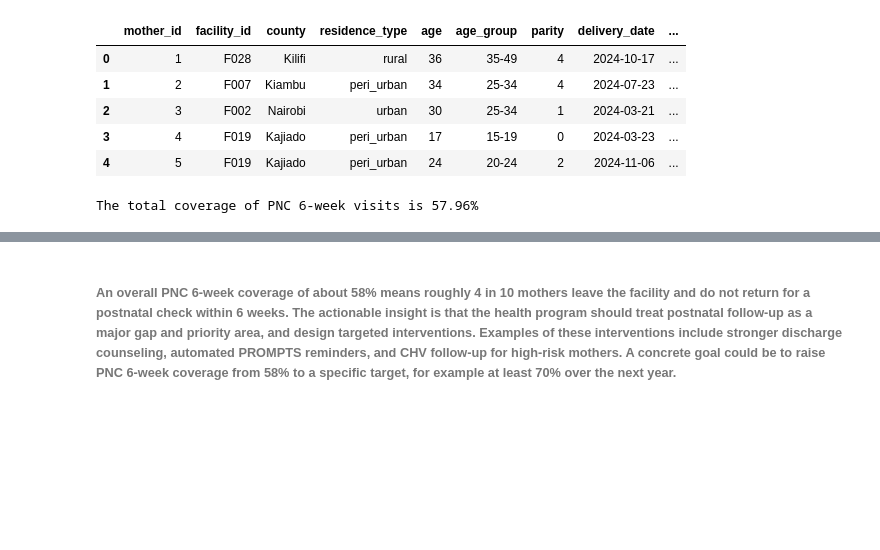
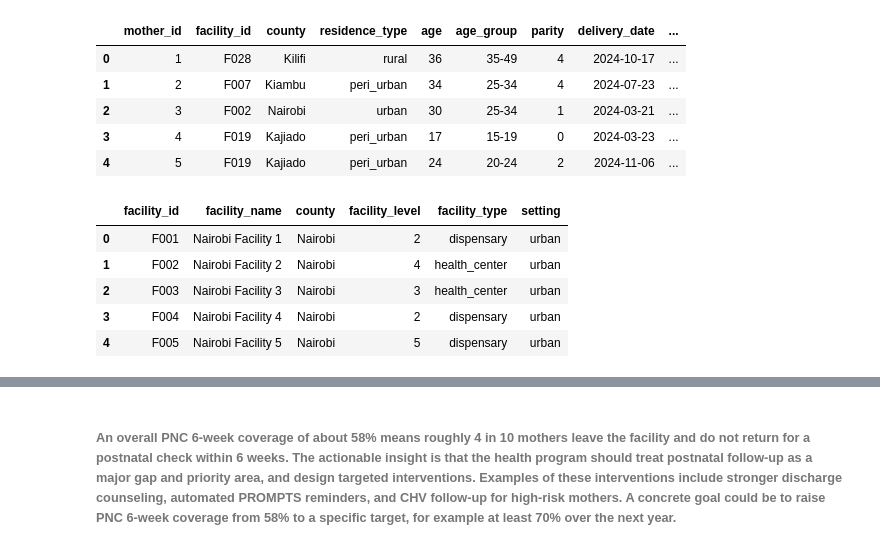
Before and after one commit to gilbertbett1/maternal_and_child_health, a Jupyter notebook: low_postnatal_care_visits/KPIs_and_EDA.ipynb, the cells around one changed output, grey strips where cells are left out. Cells and saved outputs as stored; diff of their text form; code cells hidden in the pictures; blank space fills up the shorter version.

```diff
--- a/low_postnatal_care_visits/KPIs.ipynb
+++ b/low_postnatal_care_visits/KPIs_and_EDA.ipynb
@@ -17,14 +17,12 @@ mothers_hmis_df.head()
 | 2 | 3 | F002 | Nairobi | urban | 30 | 25-34 | 1 | 2024-03-21 | ... |
 | 3 | 4 | F019 | Kajiado | peri_urban | 17 | 15-19 | 0 | 2024-03-23 | ... |
 | 4 | 5 | F019 | Kajiado | peri_urban | 24 | 20-24 | 2 | 2024-11-06 | ... |
-# %%
-# 1. Overall PNC 6‑week coverage (at least one postnatal visit within 6 weeks of delivery)
-
-total_mothers = len(mothers_hmis_df)
-total_mothers_with_pnc_6w = mothers_hmis_df["postnatal_visit_6w"].sum()
-
-pnc_6_week_coverage = 100 * total_mothers_with_pnc_6w / total_mothers
-
-print(f"The total coverage of PNC 6-week visits is {pnc_6_week_coverage:.2f}%")
-# %% [output]
-The total coverage of PNC 6-week visits is 57.96%
+# %%
+facilities_lookup_df.head()
+# %% [output]
+|  | facility_id | facility_name | county | facility_level | facility_type | setting |
+| 0 | F001 | Nairobi Facility 1 | Nairobi | 2 | dispensary | urban |
+| 1 | F002 | Nairobi Facility 2 | Nairobi | 4 | health_center | urban |
+| 2 | F003 | Nairobi Facility 3 | Nairobi | 3 | health_center | urban |
+| 3 | F004 | Nairobi Facility 4 | Nairobi | 2 | dispensary | urban |
+| 4 | F005 | Nairobi Facility 5 | Nairobi | 5 | dispensary | urban |
```
Also changed, not shown: parts of 21 cells of this notebook.
